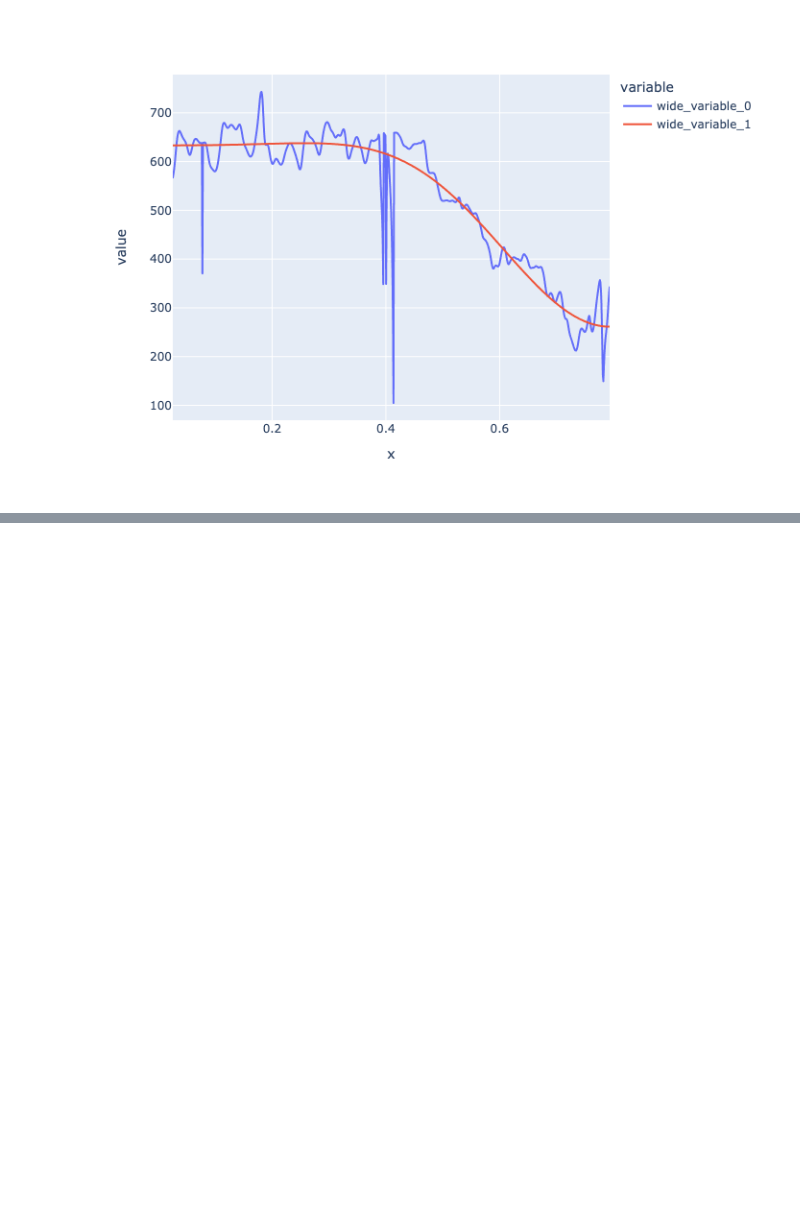
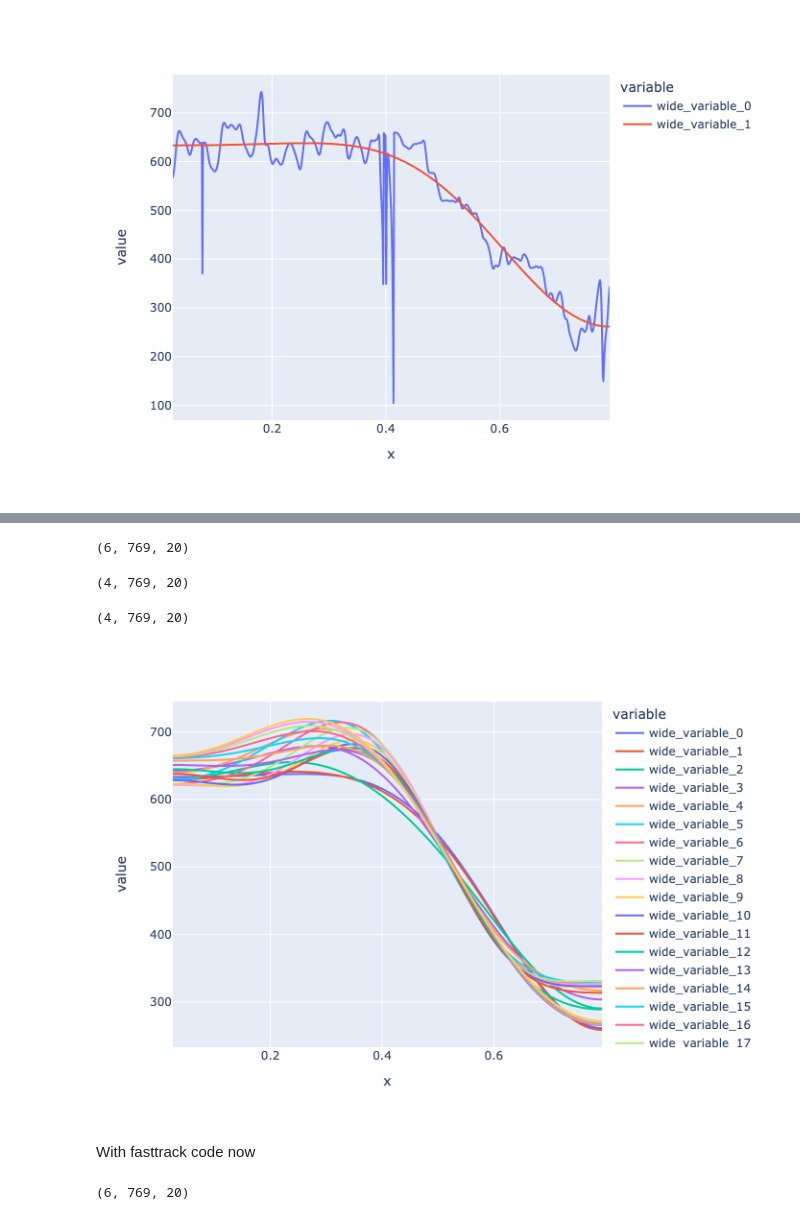
Before and after one commit to FastTrackiverse/fasttrackpy, a Jupyter notebook: dev_notebooks/formant_extraction.ipynb, the cells around one changed output, grey strips where cells are left out. Drawn from its saved outputs; the diff is of its cells as text; code cells hidden in the pictures; blank space fills up the shorter version.

```diff
--- a/dev_notebooks/formant_extraction.ipynb
+++ b/dev_notebooks/formant_extraction.ipynb
@@ -164,0 +184,16 @@ Image(ft_smooth_plot_bytes)
+# %%
+start1 = time.time()
+
+formant_arrays = [
+    fasttrackpy.tracking.findformants(sound=sound,
+                                 time_step = 0.001,
+                                 n_formants = 6,
+                                 maximum_formant = x,
+                                 window_length = 0.025,
+                                 pre_emphasis_from = 50)
+    for x in max_formants
+]
+formant_candidates = np.stack(formant_arrays, axis = -1)
+
+end1 = time.time()
+end1 - start1
@@ -164,0 +218,31 @@ Image(ft_smooth_plot_bytes)
+# %%
+formant_candidates.shape
+# %% [output]
+(6, 769, 20)
+# %%
+eval_candidates = formant_candidates[0:4, :, :]
+eval_candidates.shape
+# %% [output]
+(4, 769, 20)
+# %%
+smooth_fun = fasttrackpy.tracking.dct_smooth
+smoothed = fasttrackpy.tracking.smooth_formants(eval_candidates, smooth_fun)
+# %%
+smoothed.shape
+# %% [output]
+(4, 769, 20)
+# %%
+f1_smooths = px.line(x = time_domain, y = list(smoothed[0, :, :].T))
+f1_smooths.show()
+# %%
+f1_smooths_byte = f1_smooths.to_image(format = "png")
+Image(f1_smooths_byte)
+# %% [output]
+[figure, added]
+# %% [markdown]
+With fasttrack code now
+# %%
+all_candidates = fasttrackpy.tracking.all_tracks(sound, n_formants=6)
+all_candidates.shape
+# %% [output]
+(6, 769, 20)
```
Also changed, not shown: parts of 17 cells of this notebook, 1 other file.
